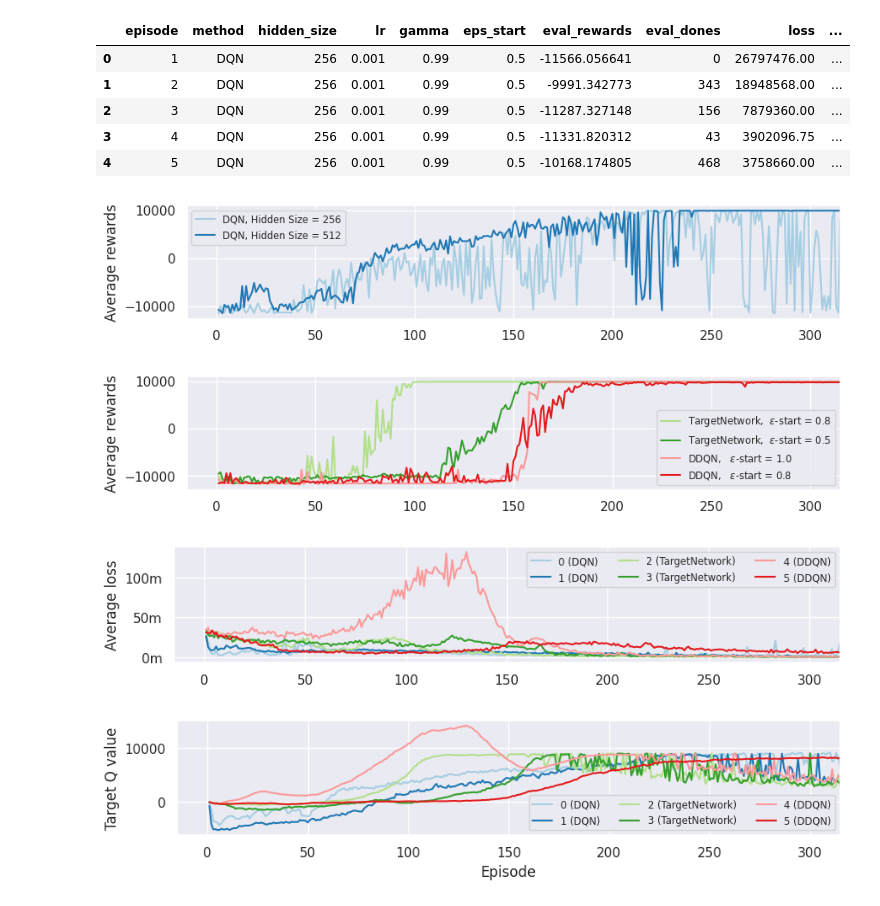
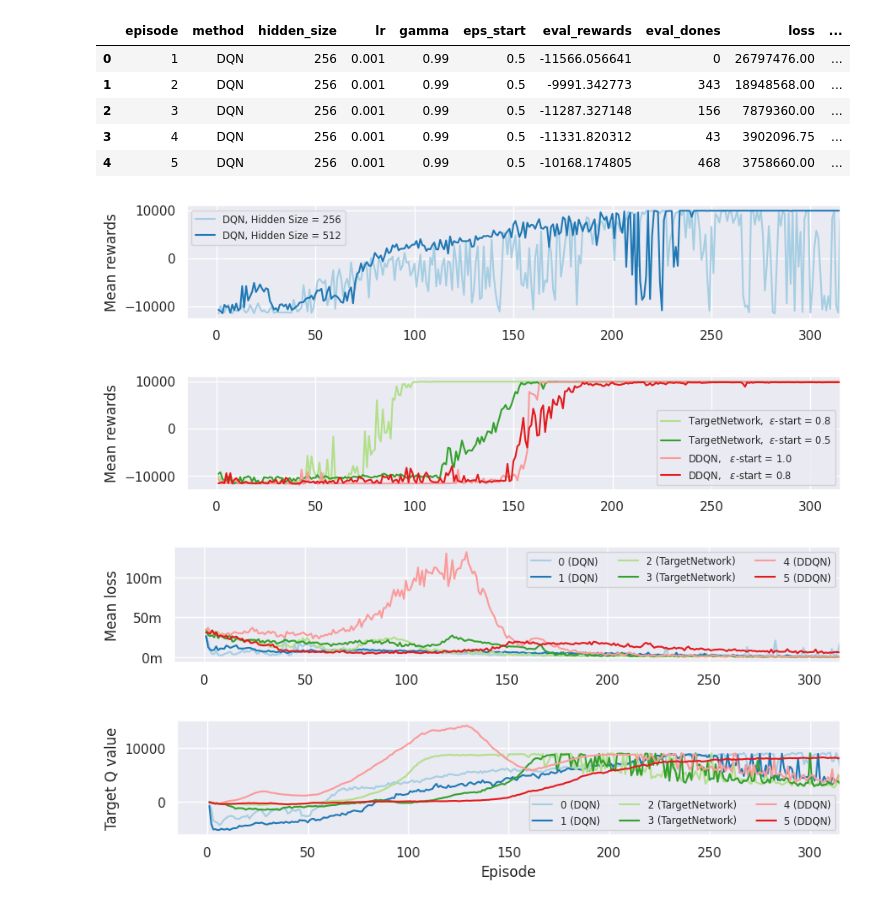
Before and after one commit to mfixman/ai-reinforcement, a Jupyter notebook: Report/Plots.ipynb, the cells around one changed output. Cells and saved outputs as stored; diff of their text form; code cells hidden in the pictures.

Commit message:
mean.

```diff
--- a/Report/Plots.ipynb
+++ b/Report/Plots.ipynb
@@ -103,21 +103,21 @@ params.head()
 # %%
 pyplot.rcParams['figure.figsize'] = 10, 1.75
 seaborn_colors = seaborn.color_palette('Paired', 6)
 
 data = params[params.method == 'DQN']
 for e, (key, values) in enumerate(data.groupby(['id', 'method', 'hidden_size', 'lr', 'gamma', 'eps_start']), start = 1):
     pyplot.plot(values.episode, values.eval_rewards, label = f'DQN, Hidden Size = {key[2]}', color = seaborn_colors[key[0]])
 
 pyplot.xlim(-15, 315)
 pyplot.legend(fontsize = 'x-small')
 
 # pyplot.title('Average rewards per epoch using DQN')
 # pyplot.xlabel('Episode')
-pyplot.ylabel('Average rewards')
+pyplot.ylabel('Mean rewards')
 
 pyplot.savefig('dqn_reward_size.png', bbox_inches = 'tight', pad_inches = 0, dpi = 300)
 # %% [output]
-[figure, old version]
+[figure, new version]
 # %%
 pyplot.rcParams['figure.figsize'] = 10, 1.75
 
@@ -130,11 +130,11 @@ pyplot.legend(fontsize = 'x-small')
 
 # pyplot.title('Average rewards per epoch using Target Network')
 # pyplot.xlabel('Episode')
-pyplot.ylabel('Average rewards')
+pyplot.ylabel('Mean rewards')
 
 pyplot.savefig('rest_reward_size.png', bbox_inches = 'tight', pad_inches = 0, dpi = 300)
 # %% [output]
-[figure, old version]
+[figure, new version]
 # %%
 pyplot.rcParams['figure.figsize'] = 10, 1.75
 
@@ -149,11 +149,11 @@ pyplot.gca().yaxis.set_major_formatter(lambda x, _: f'{int(x // 1000000)}m')
 
 # pyplot.title('Average rewards per epoch using DQN')
 # pyplot.xlabel('Episode')
-pyplot.ylabel('Average loss')
+pyplot.ylabel('Mean loss')
 
 pyplot.savefig('losses.png', bbox_inches = 'tight', pad_inches = 0, dpi = 300)
 # %% [output]
-[figure, old version]
+[figure, new version]
 # %%
 pyplot.rcParams['figure.figsize'] = 10, 1.75
 
```
Also changed, not shown: 3 other files.
